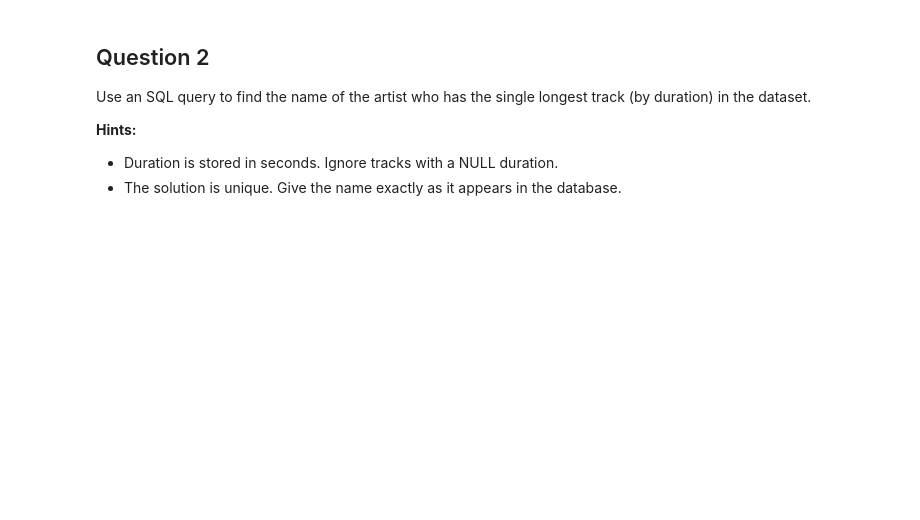
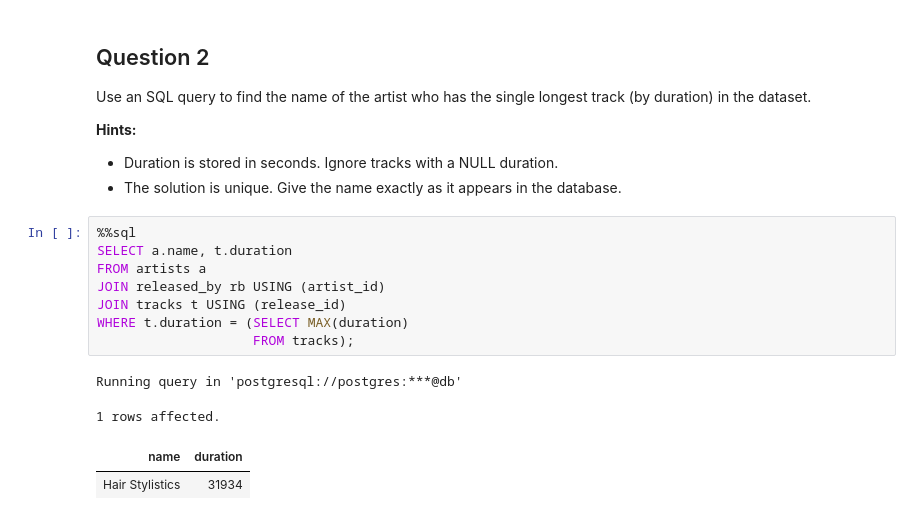
Before and after one commit to mpelossi/Big-Data, a Jupyter notebook: exam_docker_lab/notebooks/bigdata-exercises/Big_Data/exercise01/Exercise01_SQL_Moodle.ipynb, the cells around one changed output. Cells and saved outputs as stored; diff of their text form; blank space fills up the shorter version.

```diff
--- a/exam_docker_lab/notebooks/bigdata-exercises/Big_Data/exercise01/Exercise01_SQL_Moodle.ipynb
+++ b/exam_docker_lab/notebooks/bigdata-exercises/Big_Data/exercise01/Exercise01_SQL_Moodle.ipynb
@@ -88,3 +180,16 @@ Use an SQL query to find the name of the artist who has the single longest track
 
 - Duration is stored in seconds. Ignore tracks with a NULL duration.
 - The solution is unique. Give the name exactly as it appears in the database.
+# %%
+%%sql
+SELECT a.name, t.duration
+FROM artists a
+JOIN released_by rb USING (artist_id)
+JOIN tracks t USING (release_id)
+WHERE t.duration = (SELECT MAX(duration)
+                    FROM tracks);
+# %% [output]
+Running query in 'postgresql://postgres:***@db'
+1 rows affected.
+| name | duration |
+| Hair Stylistics | 31934 |
```
Also changed, not shown: parts of 6 cells of this notebook, 6 other files.
